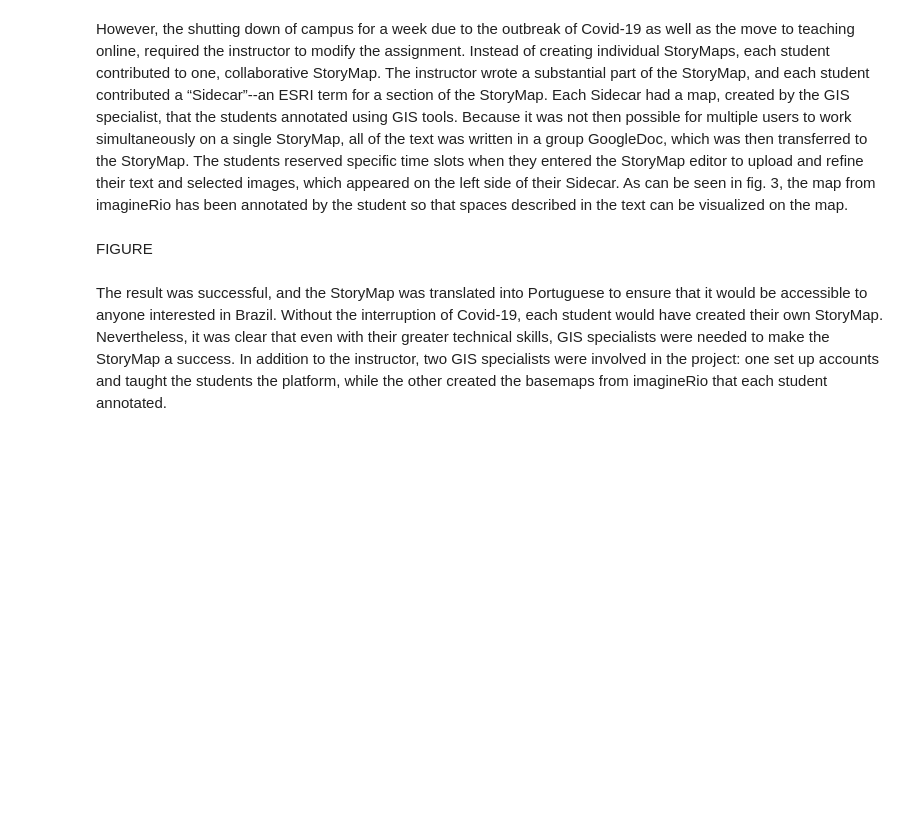
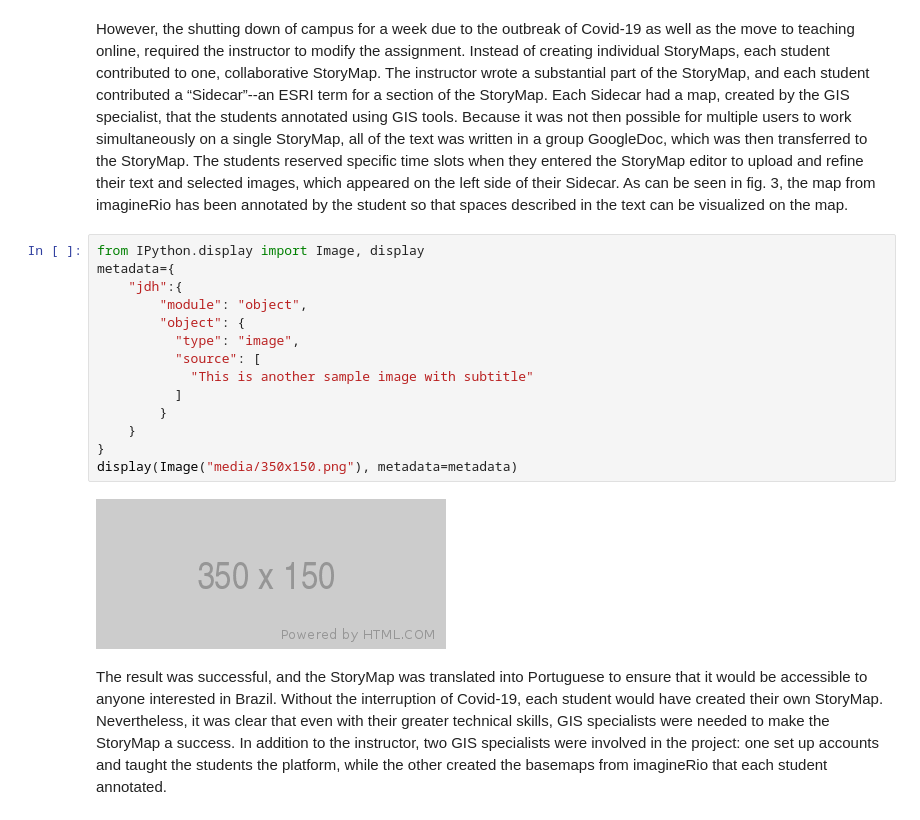
Before and after one commit to imaginerio/narratives-jdh, a Jupyter notebook: narratives.ipynb, the cells around one changed output. Saved outputs shown, nothing was run; the diff lists cells and outputs as text; blank space fills up the shorter version.

Commit message:
Add another sample image

```diff
--- a/narratives.ipynb
+++ b/narratives.ipynb
@@ -59,8 +58,22 @@ Undoubtedly, Karasch’s “Rio de Janeiro: A Colonial City until 1850” is a s
 ESRI Story Maps seem ideal for teaching, for students are tech savvy. For students at Rice University, who have never been to Rio and who do not speak Portuguese, the ESRI Story Map platform has an added benefit: it allows them to work with historical images and maps rather than textual documents, which are invariably in Portuguese. Images and maps are important primary sources, and because the text on them is limited, students who cannot speak Portuguese can work with them, with additional help from their instructors. In spring semester 2020, Metcalf decided to adapt an assignment, which students in former years completed using Posters or PowerPoints, to ESRI’s ArcGIS StoryMaps. The project is organized around a novel, which students read in translation, and the assignment asks students to pick a theme from the novel, research it in academic publications (books, articles) and then create a presentation. The goal for the spring 2020 semester was an ESRI StoryMap, using the new single builder.
 # %% [markdown]
 However, the shutting down of campus for a week due to the outbreak of Covid-19 as well as the move to teaching online, required the instructor to modify the assignment. Instead of creating individual StoryMaps, each student contributed to one, collaborative StoryMap. The instructor wrote a substantial part of the StoryMap, and each student contributed a “Sidecar”--an ESRI term for a section of the StoryMap. Each Sidecar had a map, created by the GIS specialist, that the students annotated using GIS tools. Because it was not then possible for multiple users to work simultaneously on a single StoryMap, all of the text was written in a group GoogleDoc, which was then transferred to the StoryMap. The students reserved specific time slots when they entered the StoryMap editor to upload and refine their text and selected images, which appeared on the left side of their Sidecar. As can be seen in fig. 3, the map from imagineRio has been annotated by the student so that spaces described in the text can be visualized on the map.
-# %% [markdown]
-FIGURE
+# %%
+from IPython.display import Image, display
+metadata={
+    "jdh":{
+        "module": "object",
+        "object": {
+          "type": "image",
+          "source": [
+            "This is another sample image with subtitle"
+          ]
+        }
+    }
+}
+display(Image("media/350x150.png"), metadata=metadata)
+# %% [output]
+[figure, added]
 # %% [markdown]
 The result was successful, and the StoryMap was translated into Portuguese to ensure that it would be accessible to anyone interested in Brazil. Without the interruption of Covid-19, each student would have created their own StoryMap. Nevertheless, it was clear that even with their greater technical skills, GIS specialists were needed to make the StoryMap a success. In addition to the instructor, two GIS specialists were involved in the project: one set up accounts and taught the students the platform, while the other created the basemaps from imagineRio that each student annotated.
 # %% [markdown]
```
Also changed, not shown: parts of 1 cell of this notebook.
